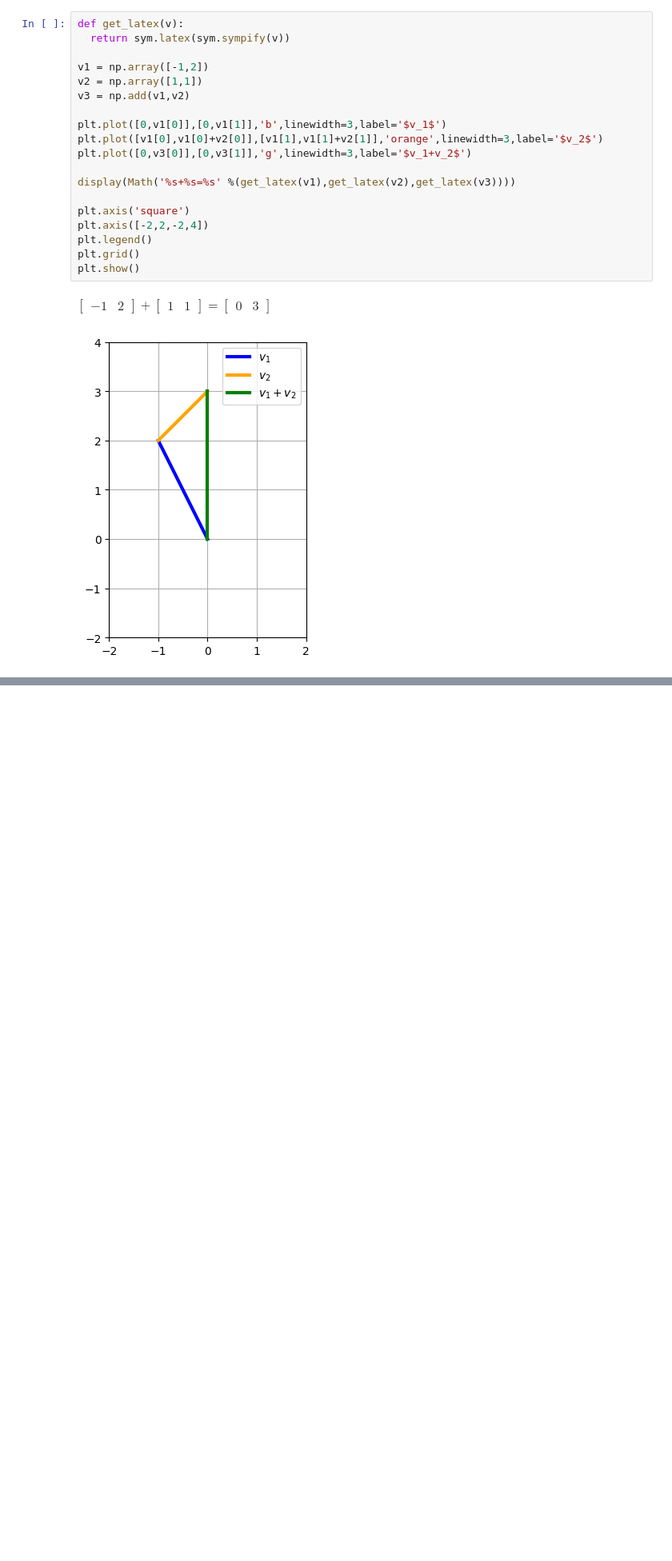
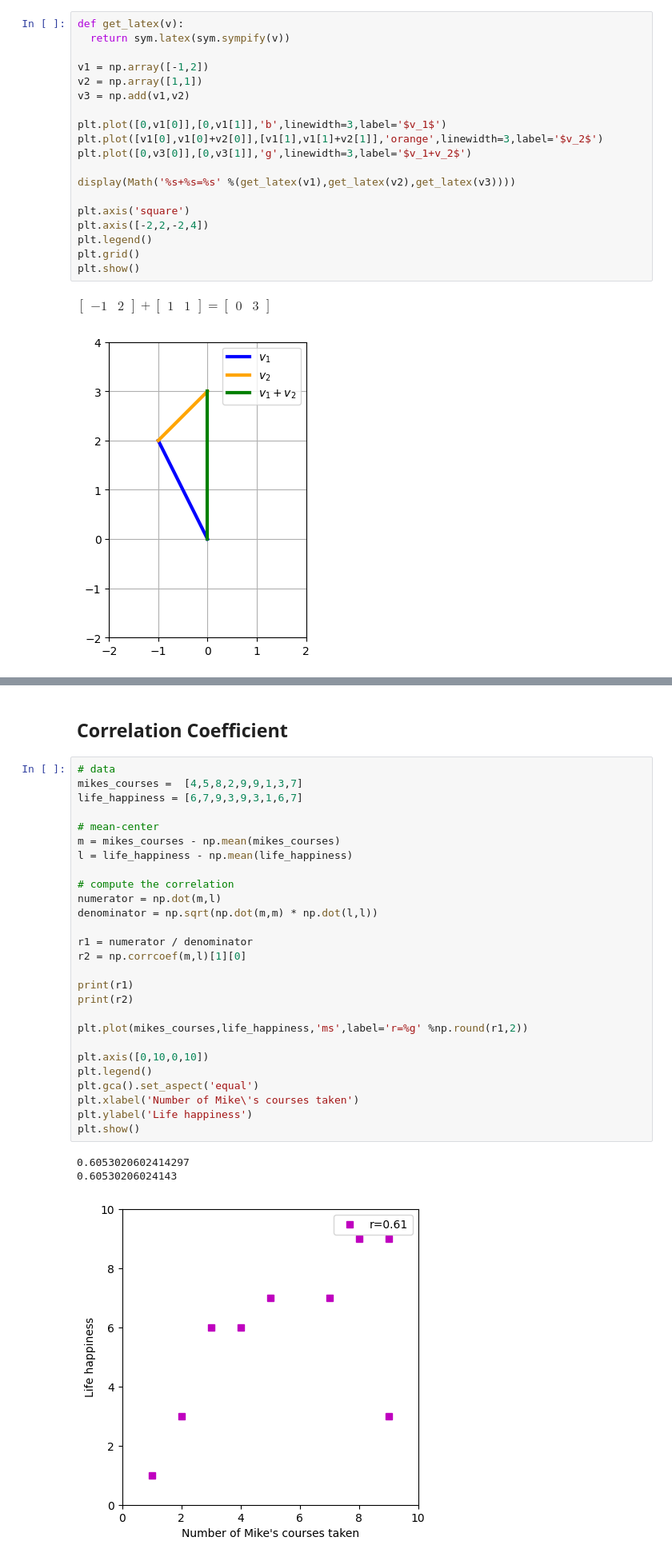
Before and after one commit to rtharris619/ProjectMath, a Jupyter notebook: LinearAlgebra/linear_algebra.ipynb, the cells around one changed output, grey strips where cells are left out. Shown at 80% size. Saved outputs shown, nothing was run; the diff lists cells and outputs as text; blank space fills up the shorter version.

```diff
--- a/LinearAlgebra/linear_algebra.ipynb
+++ b/LinearAlgebra/linear_algebra.ipynb
@@ -103,0 +142,33 @@ $\displaystyle \left[\begin{matrix}-1 & 2\end{matrix}\right]+\left[\begin{matrix
+# %% [markdown]
+## Correlation Coefficient
+# %%
+# data
+mikes_courses =  [4,5,8,2,9,9,1,3,7]
+life_happiness = [6,7,9,3,9,3,1,6,7]
+
+# mean-center
+m = mikes_courses - np.mean(mikes_courses)
+l = life_happiness - np.mean(life_happiness)
+
+# compute the correlation
+numerator = np.dot(m,l)
+denominator = np.sqrt(np.dot(m,m) * np.dot(l,l))
+
+r1 = numerator / denominator
+r2 = np.corrcoef(m,l)[1][0]
+
+print(r1)
+print(r2)
+
+plt.plot(mikes_courses,life_happiness,'ms',label='r=%g' %np.round(r1,2))
+
+plt.axis([0,10,0,10])
+plt.legend()
+plt.gca().set_aspect('equal')
+plt.xlabel('Number of Mike\'s courses taken')
+plt.ylabel('Life happiness')
+plt.show()
+# %% [output]
+0.6053020602414297
+0.60530206024143
+[figure, added]
```
Also changed, not shown: parts of 3 cells of this notebook.
